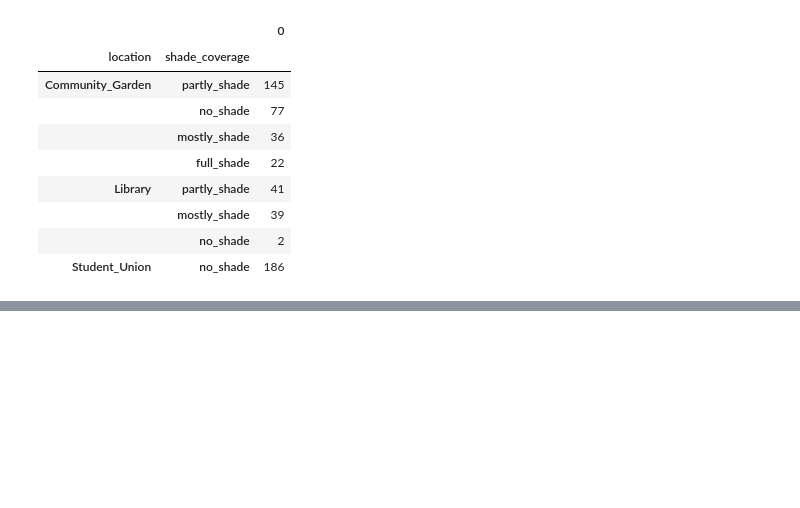
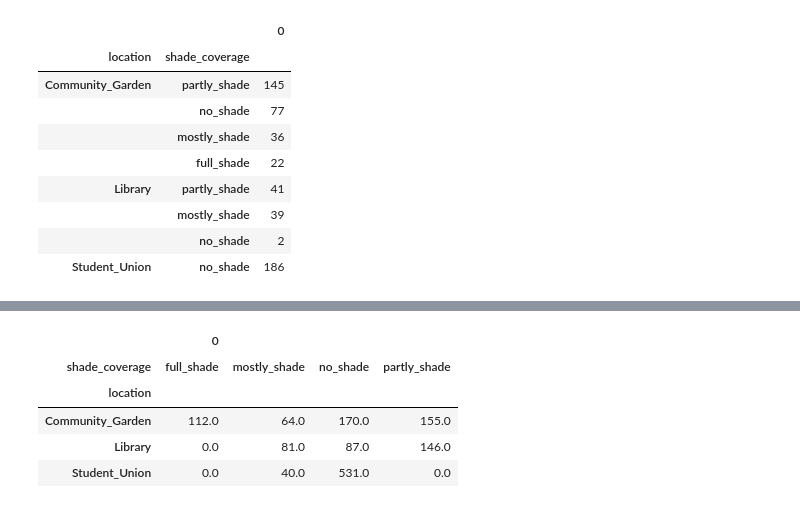
Before and after one commit to lizard777/CPSC_3430_project, a Jupyter notebook: Group_Project.ipynb, the cells around one changed output, grey strips where cells are left out. Saved outputs shown, nothing was run; the diff lists cells and outputs as text; code cells hidden in the pictures; blank space fills up the shorter version.

```diff
--- a/Group_Project.ipynb
+++ b/Group_Project.ipynb
@@ -228,0 +308,9 @@ df_shade_pol_abundance_less24 = df_shade_pol_abundance_less24.fillna(0)
+# %%
+df_shade_pol_abundance_less24
+# %% [output]
+|  | 0 |  |  |  |
+| shade_coverage | full_shade | mostly_shade | no_shade | partly_shade |
+| location |  |  |  |  |
+| Community_Garden | 112.0 | 64.0 | 170.0 | 155.0 |
+| Library | 0.0 | 81.0 | 87.0 | 146.0 |
+| Student_Union | 0.0 | 40.0 | 531.0 | 0.0 |
```
Also changed, not shown: parts of 24 cells of this notebook, 1 other file.
